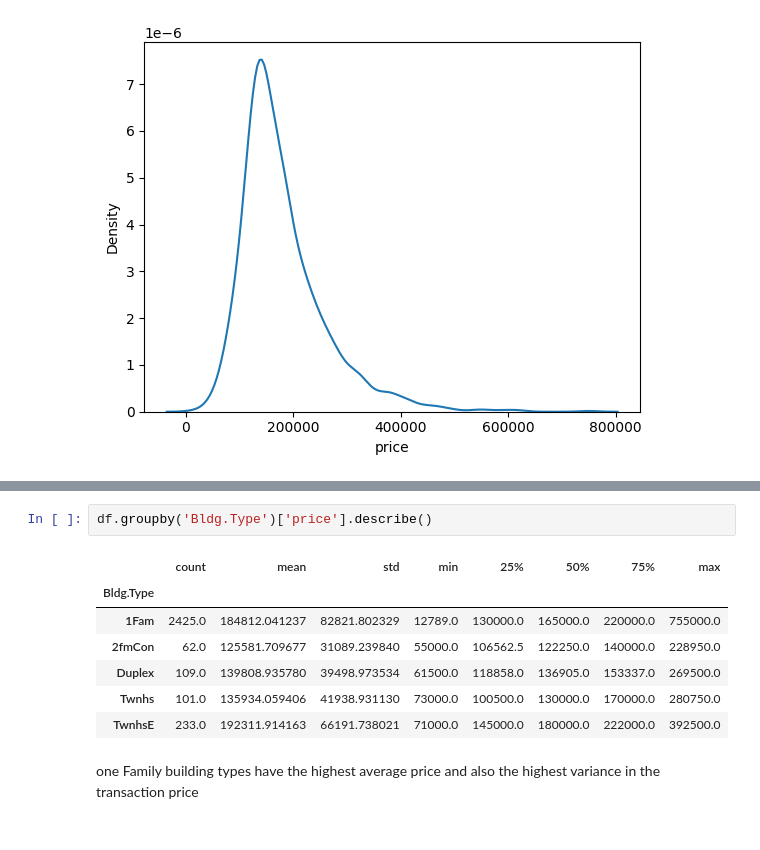
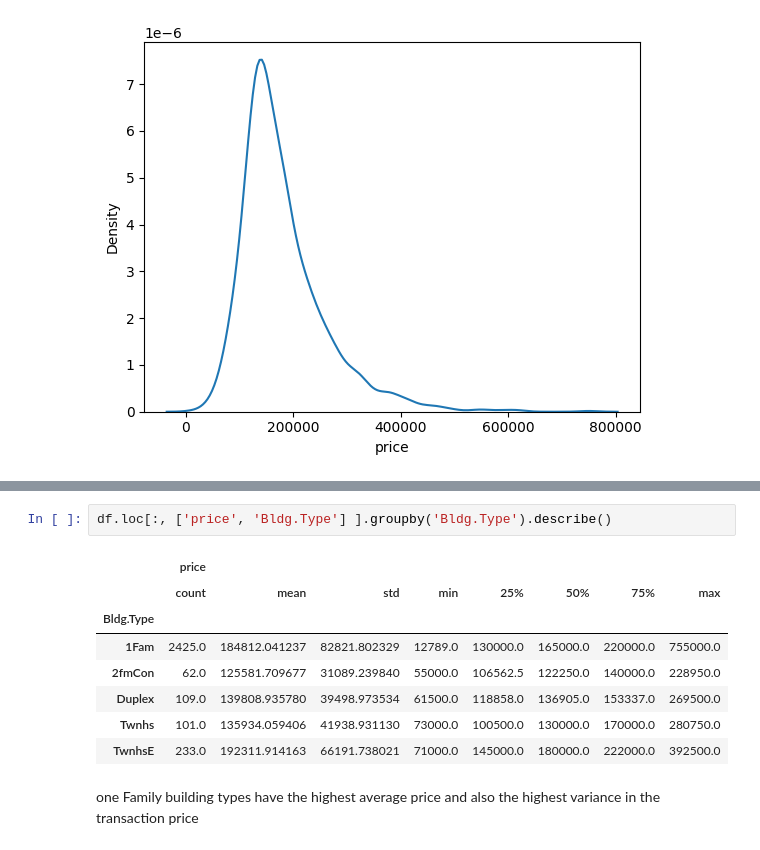
Before and after one commit to SafaaMahbub/undergrad_ml_assignments, a Jupyter notebook: 01_assignment_wrangling_and_eda.ipynb, the cells around one changed output, grey strips where cells are left out. Saved outputs shown, nothing was run; the diff lists cells and outputs as text.

```diff
--- a/01_assignment_wrangling_and_eda.ipynb
+++ b/01_assignment_wrangling_and_eda.ipynb
@@ -602,8 +602,9 @@ sns.kdeplot(data= df ,x='price', hue='Bldg.Type', common_norm=False)
 <Axes: xlabel='price', ylabel='Density'>
 [figure]
 # %%
-df.groupby('Bldg.Type')['price'].describe()
+df.loc[:, ['price', 'Bldg.Type'] ].groupby('Bldg.Type').describe()
 # %% [output]
+|  | price |  |  |  |  |  |  |  |
 |  | count | mean | std | min | 25% | 50% | 75% | max |
 | Bldg.Type |  |  |  |  |  |  |  |  |
 | 1Fam | 2425.0 | 184812.041237 | 82821.802329 | 12789.0 | 130000.0 | 165000.0 | 220000.0 | 755000.0 |
```
Also changed, not shown: parts of 7 cells of this notebook.
